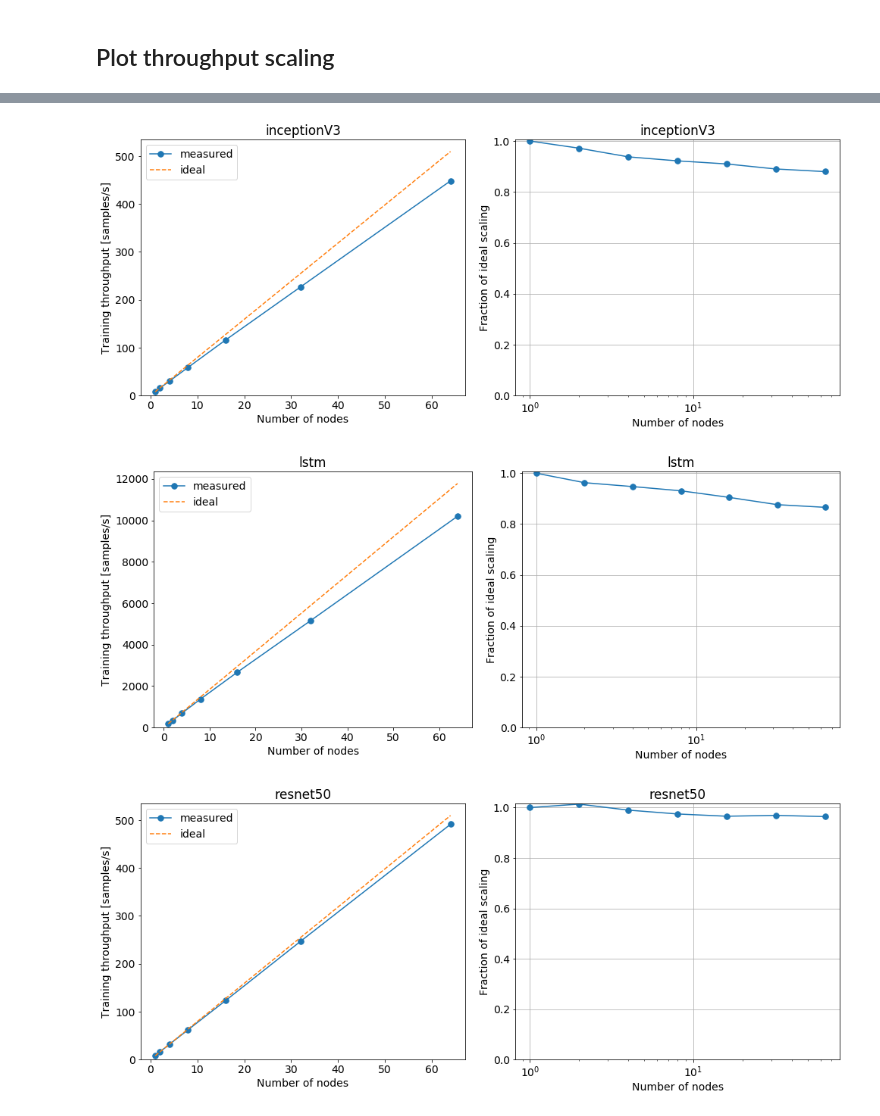
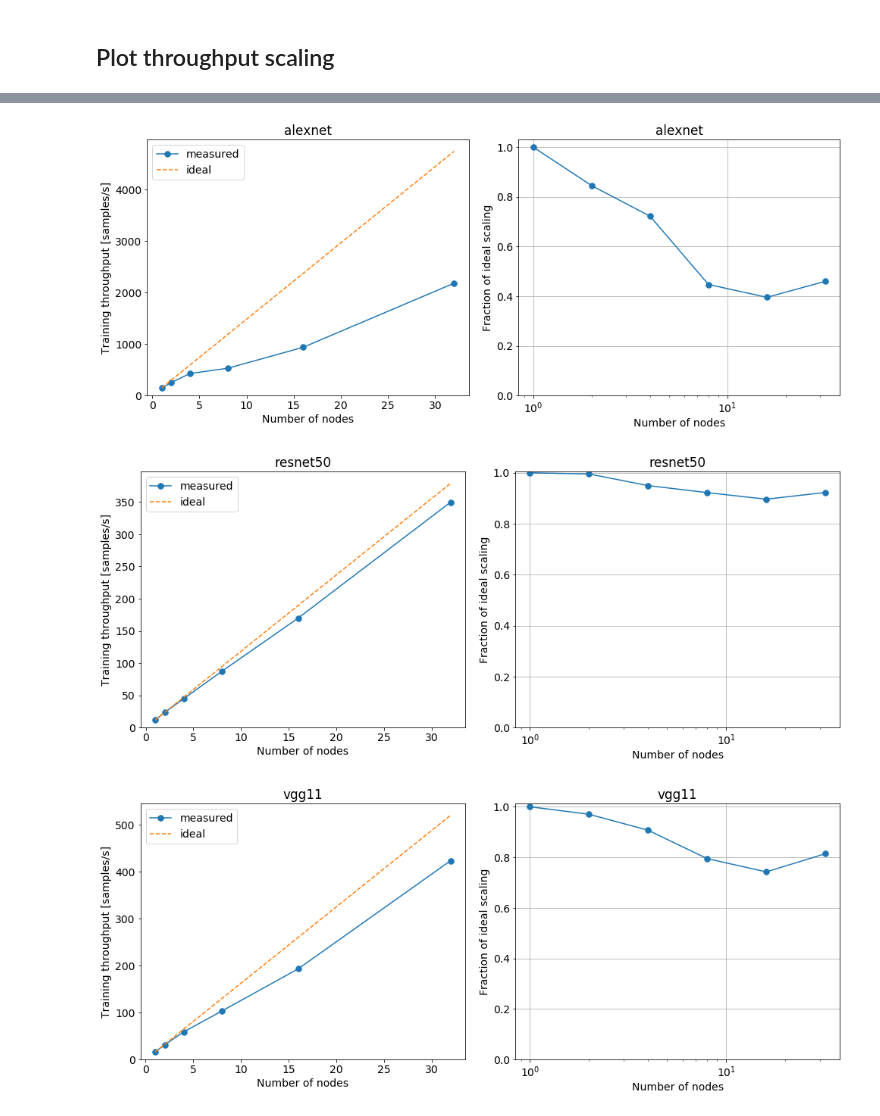
Before and after one commit to sparticlesteve/pytorch-benchmarks, a Jupyter notebook: notebooks/ScalingAnalysis.ipynb, the cells around one changed output, grey strips where cells are left out. Saved outputs shown, nothing was run; the diff lists cells and outputs as text; code cells hidden in the pictures.

```diff
--- a/notebooks/ScalingAnalysis.ipynb
+++ b/notebooks/ScalingAnalysis.ipynb
@@ -26,16 +26,17 @@ def load_result(path, **kwargs):
             rate += f['train_rate'].mean()
     return dict(rate=rate, ranks=ranks, **kwargs)
 
-def load_results(base_dir, versions=None):
-    """Load all results from a base_dir in paths base_dir/version/model"""
-    if versions is None:
-        versions = os.listdir(base_dir)
+def load_results(results_dir, hw, sw):
     results = []
-    for version in versions:
-        models = os.listdir(os.path.join(base_dir, version))
-        for model in models:
-            path = os.path.join(base_dir, version, model)
-            results.append(load_result(path, version=version, model=model))
+    for path in os.listdir(results_dir):
+        match = re.match('%s-%s-n[0-9]*' % (hw, sw), path)
+        if match is not None:
+            result_path = os.path.join(results_dir, path)
+            # Use all models available
+            models = os.listdir(result_path)
+            for model in models:
+                path = os.path.join(result_path, model)
+                results.append(load_result(path, sw=sw, hw=hw, model=model))
     return pd.DataFrame(results)
 
 def plot_scaling(ranks, rates, title=None, loglog=False):
@@ -73,4 +74,7 @@ def plot_scaling(ranks, rates, title=None, loglog=False):
 # %% [markdown]
 ## Load the results data
 # %%
-results_dir = '/global/cscratch1/sd/sfarrell/pytorch-benchmarks/cori-hsw'
+hw = 'hsw'
+sw = 'v1.1.0'
+
+results_dir = '/global/cscratch1/sd/sfarrell/pytorch-benchmarks/'
@@ -86,3 +81,7 @@ results = pd.concat(results, ignore_index=True)
+# %%
+# Load the results and remove missing data
+results = load_results(results_dir=results_dir, hw=hw, sw=sw)
+results = results[results.ranks != 0]
 # %%
 results
 # %% [output]
@@ -111,5 +107,5 @@ models = results_by_model.groups.keys()
 # %%
-for model in models:
-    model_results = results.groupby('model').get_group(model)
+for model in results.model.unique():
+    model_results = results[results.model == model].sort_values('ranks')
     fig, ax0, ax1 = plot_scaling(model_results.ranks.values, model_results.rate.values, title=model)
 # %% [output]
@@ -118,3 +114,3 @@ for model in models:
-[figure, old version]
+[figure, new version]
-[figure, old version]
+[figure, new version]
-[figure, old version]
+[figure, new version]
```
Also changed, not shown: parts of 5 cells of this notebook.
